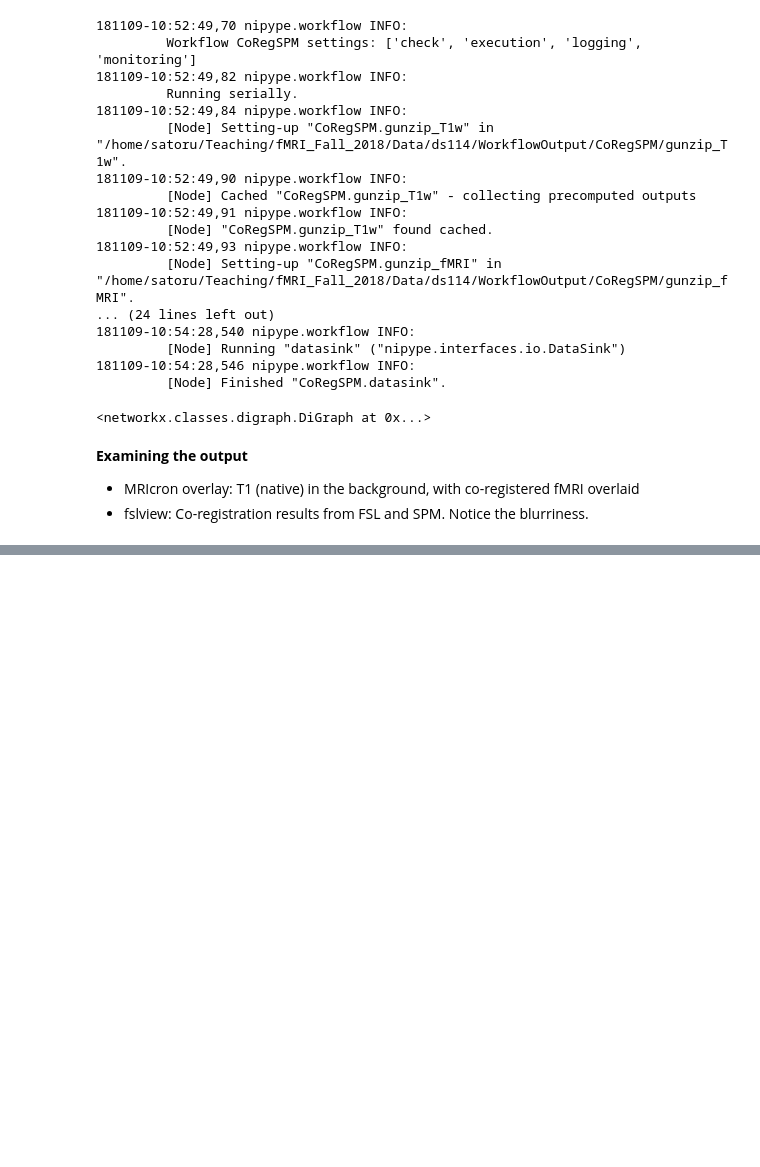
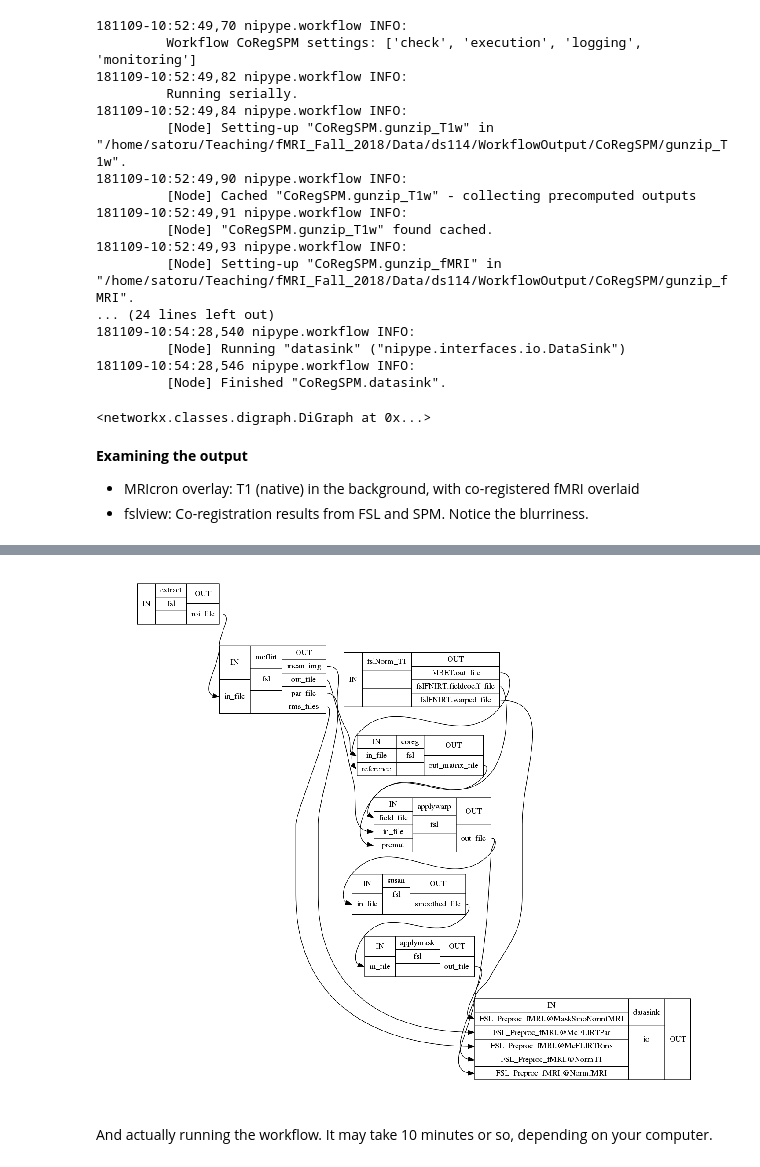
Before and after one commit to sathayas/JupyterfMRIFall2018, a Jupyter notebook: fMRI_Preproc.ipynb, the cells around one changed output, grey strips where cells are left out. Saved outputs shown, nothing was run; the diff lists cells and outputs as text; code cells hidden in the pictures; blank space fills up the shorter version.

```diff
--- a/fMRI_Preproc.ipynb
+++ b/fMRI_Preproc.ipynb
@@ -616,0 +769,30 @@ coReg.run()
+# %%
+# creating datasink to collect outputs
+datasink = Node(DataSink(base_directory=outDir),
+                name='datasink')
+
+# creating a workflow
+preporcfMRI = Workflow(name="PreprocfMRI_FSL", base_dir=outDir)
+
+# connecting the nodes to the main workflow
+preporcfMRI.connect([(extract, mcflirt, [('roi_file', 'in_file')])])
+preporcfMRI.connect([(mcflirt, coreg, [('mean_img', 'in_file')])])
+preporcfMRI.connect([(normT1wf, coreg, [('fslBET.out_file', 'reference')])])
+preporcfMRI.connect([(mcflirt, applywarp, [('out_file', 'in_file')])])
+preporcfMRI.connect([(coreg, applywarp, [('out_matrix_file', 'premat')])])
+preporcfMRI.connect([(normT1wf, applywarp, [('fslFNIRT.fieldcoeff_file',
+                                             'field_file')])])
+preporcfMRI.connect([(applywarp, susan, [('out_file', 'in_file')])])
+preporcfMRI.connect([(susan, applymask, [('smoothed_file', 'in_file')])])
+
+# connection to data sink
+preporcfMRI.connect([(mcflirt, datasink, [('par_file',
+                                           'FSL_Preproc_fMRI.@McFLIRTPar')])])
+preporcfMRI.connect([(mcflirt, datasink, [('rms_files',
+                                           'FSL_Preproc_fMRI.@McFLIRTRms')])])
+preporcfMRI.connect([(normT1wf, datasink, [('fslFNIRT.warped_file',
+                                            'FSL_Preproc_fMRI.@NormT1')])])
+preporcfMRI.connect([(applywarp, datasink, [('out_file',
+                                             'FSL_Preproc_fMRI.@NormfMRI')])])
+preporcfMRI.connect([(applymask, datasink, [('out_file',
+                                             'FSL_Preproc_fMRI.@MaskSmoNormfMRI')])])
@@ -616,0 +807,11 @@ coReg.run()
+# %%
+# writing out graph
+preporcfMRI.write_graph(graph2use='orig', dotfilename='graph_orig.dot')
+
+# showing the graph
+plt.figure(figsize=[10,10])
+img=mpimg.imread(os.path.join(outDir,"PreprocfMRI_FSL","graph_orig_detailed.png"))
+imgplot = plt.imshow(img)
+plt.axis('off')
+plt.show()
+# %% [output]
@@ -616,0 +820,3 @@ coReg.run()
+[figure, added]
+# %% [markdown]
+And actually running the workflow. It may take 10 minutes or so, depending on your computer.
```
Also changed, not shown: parts of 20 cells of this notebook.
